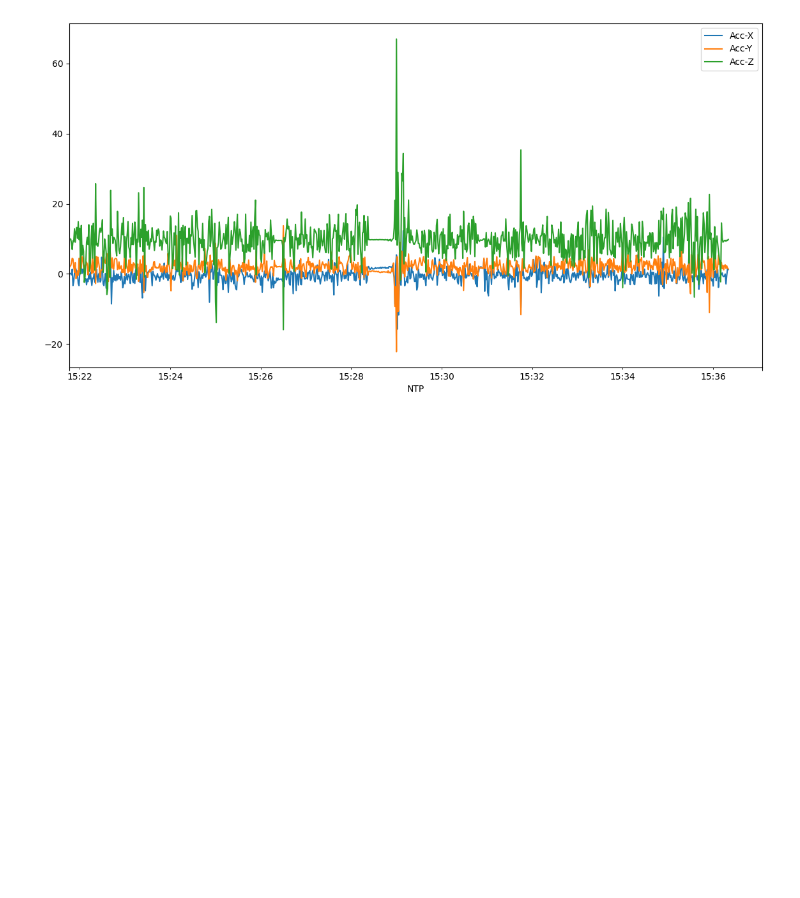
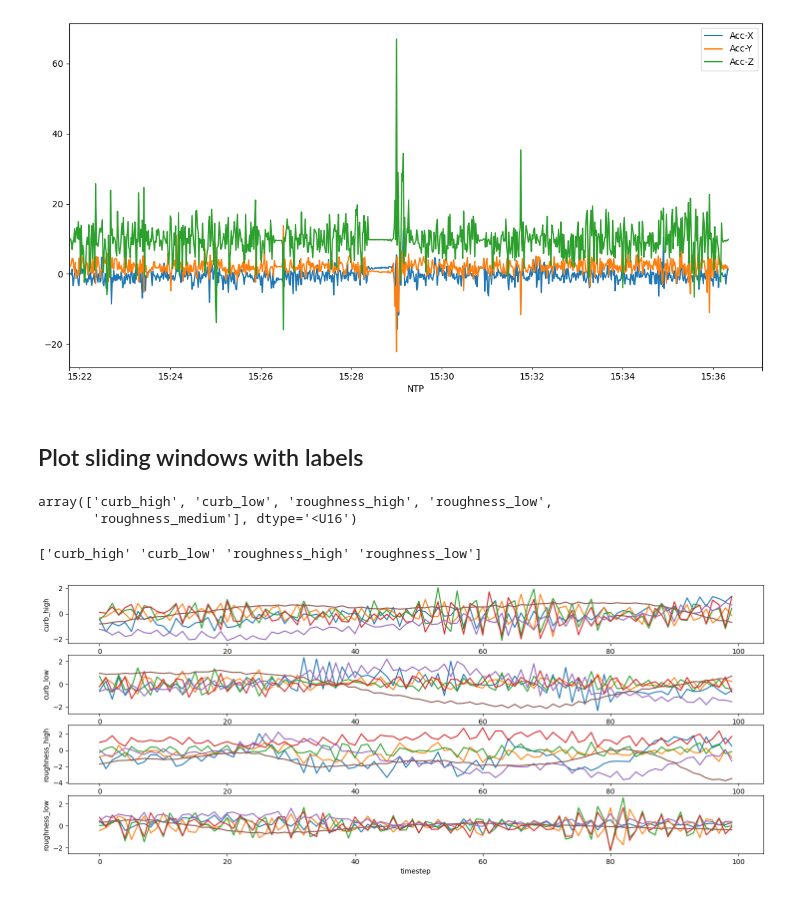
Before and after one commit to aalbayrak394/ComTec-I, a Jupyter notebook: notebooks/00-DataExploration.ipynb, the cells around one changed output. Drawn from its saved outputs; the diff is of its cells as text; code cells hidden in the pictures; blank space fills up the shorter version.

```diff
--- a/notebooks/00-DataExploration.ipynb
+++ b/notebooks/00-DataExploration.ipynb
@@ -68,3 +69,5 @@ df_handlebar_acc[['Acc-X', 'Acc-Y', 'Acc-Z']][:920].plot(kind='line', figsize=(1
 # %% [output]
 <Axes: xlabel='NTP'>
 [figure]
+# %% [markdown]
+## Plot sliding windows with labels
@@ -70,0 +91,50 @@ df_handlebar_acc[['Acc-X', 'Acc-Y', 'Acc-Z']][:920].plot(kind='line', figsize=(1
+# %%
+windows_train, labels_train = train_dataset
+windows_test, labels_test = test_dataset
+
+labels_train = labels_train.astype(str)
+labels_test = labels_test.astype(str)
+
+# pd Series
+windows_train.shape
+np.unique(labels_train)
+# %% [output]
+array(['curb_high', 'curb_low', 'roughness_high', 'roughness_low',
+       'roughness_medium'], dtype='<U16')
+# %%
+dfs = []
+for i in range(windows_train.shape[0]):
+    df = pd.DataFrame(windows_train[i], columns=[f'feature_{j}' for j in range(windows_train.shape[2])])
+    df['window'] = i
+    dfs.append(df)
+
+# Concatenate the list of DataFrames into a single DataFrame and add labels
+result_df = pd.concat(dfs, axis=0).reset_index(drop=True)
+
+# Set a multi-level index (window number and timestep)
+result_df.set_index(['window', result_df.groupby('window').cumcount()], inplace=True)
+result_df.index.names = ['window', 'timestep']
+
+result_df.columns = ['Acc-X', 'Acc-Y', 'Acc-Z', 'Gyro-X', 'Gyro-Y', 'Gyro-Z']
+labels_train = pd.Series(labels_train, name='label')
+# %%
+labels = np.unique(labels_train)
+print(labels)
+fig, axs = plt.subplots(len(labels), 1, figsize=(18, 7))
+
+for idx, label in enumerate(labels):
+    # Get the indices of windows with 'roughness_high'
+    label_indices = labels_train[labels_train == label].index
+
+    # Access the windows with 'roughness_high' label
+    windows_roughness_high = result_df.loc[label_indices]
+
+    # Plot a random window
+    first_window = windows_roughness_high.loc[label_indices[np.random.randint(0, len(label_indices))]]
+
+    first_window.plot(kind='line', ylabel=label, ax=axs[idx], legend=False)
+
+plt.show()
+# %% [output]
+['curb_high' 'curb_low' 'roughness_high' 'roughness_low']
+[figure, added]
```
Also changed, not shown: parts of 3 cells of this notebook, 2 other files.
